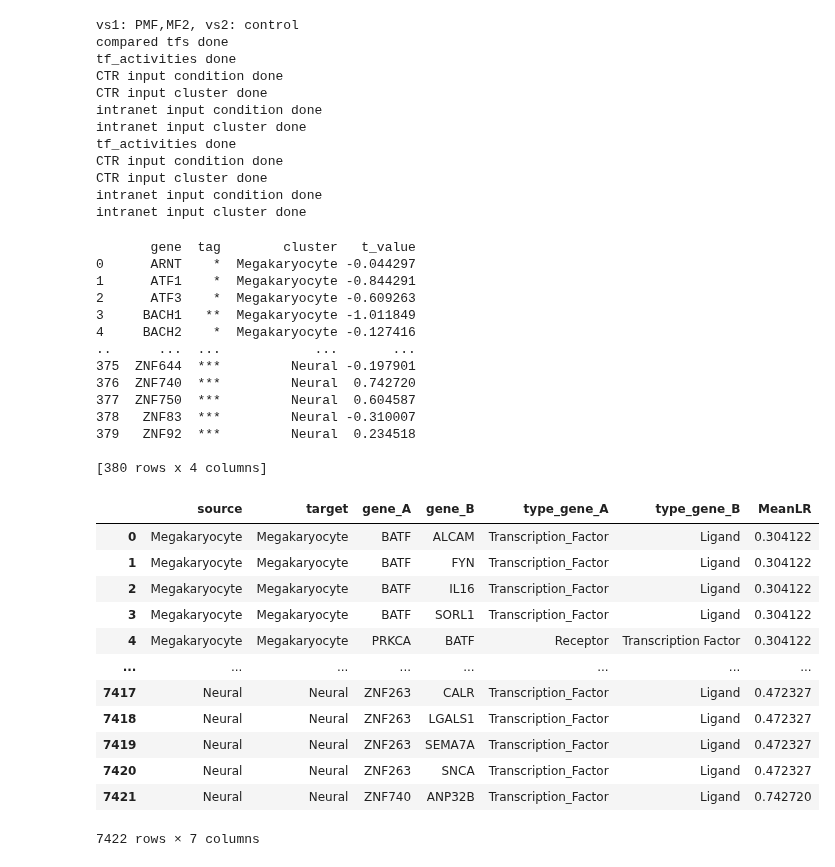
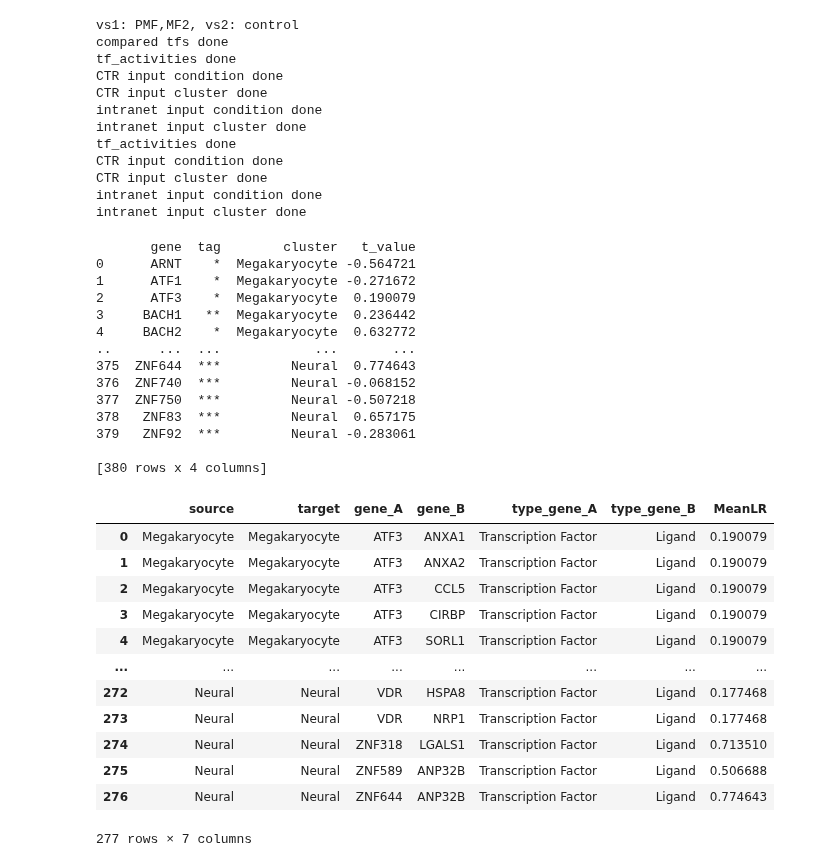
Before and after one commit to rissahe/LR2TF_HiWi, a Jupyter notebook: tf_activity_analysis.ipynb, the cells around one changed output. Saved outputs shown, nothing was run; the diff lists cells and outputs as text; code cells hidden in the pictures.

```diff
--- a/tf_activity_analysis.ipynb
+++ b/tf_activity_analysis.ipynb
@@ -985,44 +913,45 @@ CTR input cluster done
 intranet input condition done
 intranet input cluster done
 # %%
-inputt = pd.read_csv("new_test//TF_results//control//significant_condition_tf_results_control.csv")
+#inputt = pd.read_csv("new_test//TF_results//control//significant_condition_tf_results_control.csv")
+inputt = pd.read_csv("new_test/TF_results/PMF_MF2/significant_condition_tf_results_PMF_MF2.csv")
 inputt = inputt.iloc[:,1:5]
 inputt.rename(columns={"z_score" : "t_value"}, inplace=True)
 #inputt = inputt.set_index("tf")
 print(inputt)
 
 reguloninput = pd.read_csv("filterd_regulon.csv")
 reguloninput.rename(columns={"source" : "tf"}, inplace=True)
 
 generate_CrossTalkeR_input(inputt, result.average_gene_expression["control"], "R_CTR_input_w_py_code", regulon = reguloninput, organism = "human")
 # %% [output]
        gene  tag        cluster   t_value
-0      ARNT    *  Megakaryocyte -0.044297
-1      ATF1    *  Megakaryocyte -0.844291
-2      ATF3    *  Megakaryocyte -0.609263
-3     BACH1   **  Megakaryocyte -1.011849
-4     BACH2    *  Megakaryocyte -0.127416
+0      ARNT    *  Megakaryocyte -0.564721
+1      ATF1    *  Megakaryocyte -0.271672
+2      ATF3    *  Megakaryocyte  0.190079
+3     BACH1   **  Megakaryocyte  0.236442
+4     BACH2    *  Megakaryocyte  0.632772
 ..      ...  ...            ...       ...
-375  ZNF644  ***         Neural -0.197901
-376  ZNF740  ***         Neural  0.742720
-377  ZNF750  ***         Neural  0.604587
-378   ZNF83  ***         Neural -0.310007
-379   ZNF92  ***         Neural  0.234518
+375  ZNF644  ***         Neural  0.774643
+376  ZNF740  ***         Neural -0.068152
+377  ZNF750  ***         Neural -0.507218
+378   ZNF83  ***         Neural  0.657175
+379   ZNF92  ***         Neural -0.283061
 
 [380 rows x 4 columns]
 |  | source | target | gene_A | gene_B | type_gene_A | type_gene_B | MeanLR |
-| 0 | Megakaryocyte | Megakaryocyte | BATF | ALCAM | Transcription_Factor | Ligand | 0.304122 |
-| 1 | Megakaryocyte | Megakaryocyte | BATF | FYN | Transcription_Factor | Ligand | 0.304122 |
-| 2 | Megakaryocyte | Megakaryocyte | BATF | IL16 | Transcription_Factor | Ligand | 0.304122 |
-| 3 | Megakaryocyte | Megakaryocyte | BATF | SORL1 | Transcription_Factor | Ligand | 0.304122 |
-| 4 | Megakaryocyte | Megakaryocyte | PRKCA | BATF | Receptor | Transcription Factor | 0.304122 |
+| 0 | Megakaryocyte | Megakaryocyte | ATF3 | ANXA1 | Transcription Factor | Ligand | 0.190079 |
+| 1 | Megakaryocyte | Megakaryocyte | ATF3 | ANXA2 | Transcription Factor | Ligand | 0.190079 |
+| 2 | Megakaryocyte | Megakaryocyte | ATF3 | CCL5 | Transcription Factor | Ligand | 0.190079 |
+| 3 | Megakaryocyte | Megakaryocyte | ATF3 | CIRBP | Transcription Factor | Ligand | 0.190079 |
+| 4 | Megakaryocyte | Megakaryocyte | ATF3 | SORL1 | Transcription Factor | Ligand | 0.190079 |
 | ... | ... | ... | ... | ... | ... | ... | ... |
-| 7417 | Neural | Neural | ZNF263 | CALR | Transcription_Factor | Ligand | 0.472327 |
-| 7418 | Neural | Neural | ZNF263 | LGALS1 | Transcription_Factor | Ligand | 0.472327 |
-| 7419 | Neural | Neural | ZNF263 | SEMA7A | Transcription_Factor | Ligand | 0.472327 |
-| 7420 | Neural | Neural | ZNF263 | SNCA | Transcription_Factor | Ligand | 0.472327 |
-| 7421 | Neural | Neural | ZNF740 | ANP32B | Transcription_Factor | Ligand | 0.742720 |
+| 272 | Neural | Neural | VDR | HSPA8 | Transcription Factor | Ligand | 0.177468 |
+| 273 | Neural | Neural | VDR | NRP1 | Transcription Factor | Ligand | 0.177468 |
+| 274 | Neural | Neural | ZNF318 | LGALS1 | Transcription Factor | Ligand | 0.713510 |
+| 275 | Neural | Neural | ZNF589 | ANP32B | Transcription Factor | Ligand | 0.506688 |
+| 276 | Neural | Neural | ZNF644 | ANP32B | Transcription Factor | Ligand | 0.774643 |
-7422 rows × 7 columns
+277 rows × 7 columns
 # %%
 result.CTR_input_condition["control"].to_csv("py_ctr_input_wo_ctr_exp_tables.csv", index = False)
 result.intracellular_network_condition["control"].to_csv("py_intra_network_ctrl.csv")
```
Also changed, not shown: parts of 4 cells of this notebook, 33 other files.
